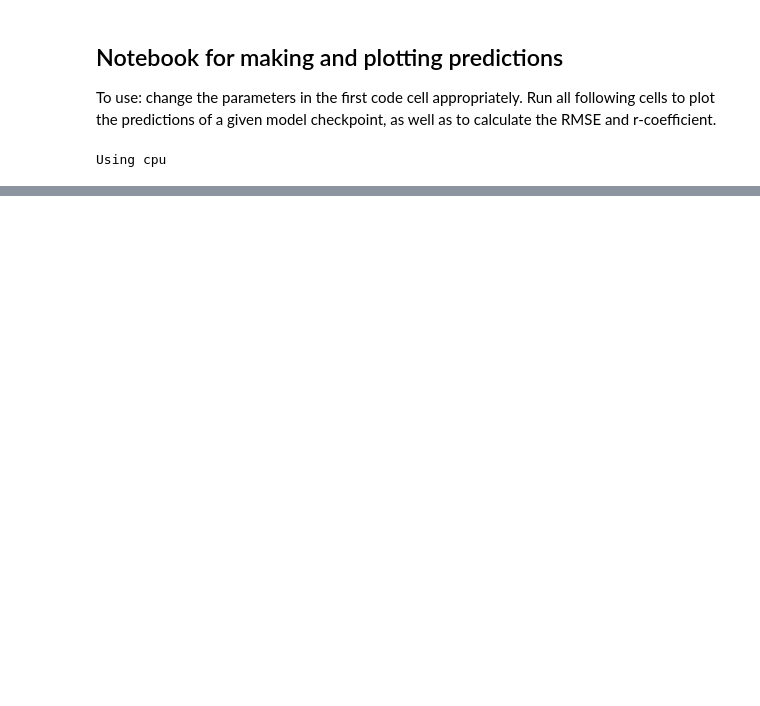
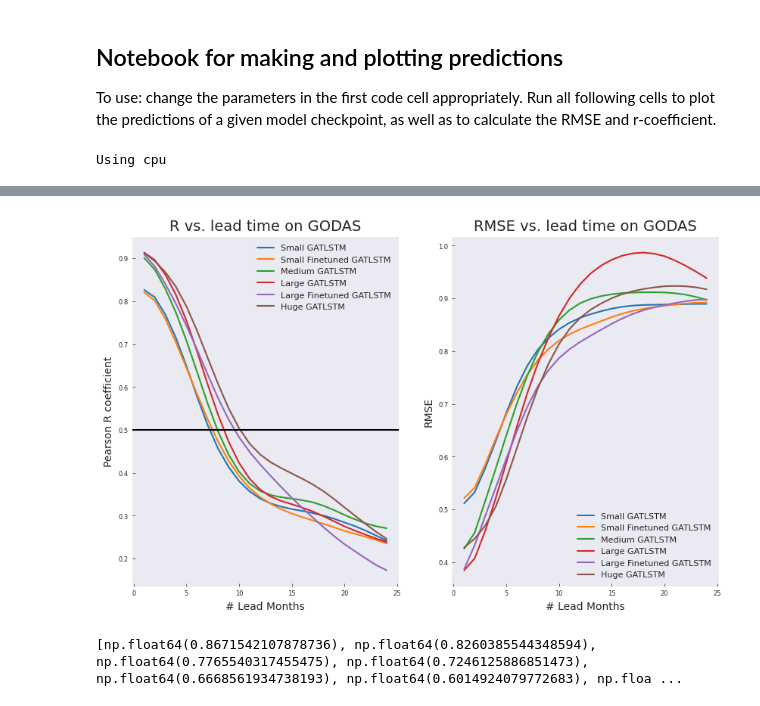
Before and after one commit to EthanZ0524/enso, a Jupyter notebook: predict_plot.ipynb, the cells around one changed output, grey strips where cells are left out. Saved outputs shown, nothing was run; the diff lists cells and outputs as text; code cells hidden in the pictures; blank space fills up the shorter version.

Commit message:
supports R and RMSE comparisons for different models

```diff
--- a/predict_plot.ipynb
+++ b/predict_plot.ipynb
@@ -26,14 +25,13 @@ from utils.data_utils import SODA, GODAS
 from torch_geometric.data import Batch
 # %%
-dataset = GODAS()
-num_graphs = len(godas)
+dataset = GODAS(adjacency_method='multimesh1')
+num_graphs = len(dataset)
 # loading label timeseries
 labels = xr.open_dataset(f'data/GODAS/raw/GODAS_regridded.nc', engine="netcdf4")['oni'].to_numpy()
 dates = pd.Series(xr.open_dataset(f'data/GODAS/raw/GODAS_regridded.nc', engine="netcdf4")['time'].to_numpy()).dt.strftime('%Y-%m').to_numpy()
 dates = dates[36:-1]
 # currently month 1 as first elem - we want month 37
 labels = labels[36:-1]
-num_graphs = len(godas)
 # %%
 if not os.path.exists(osp.join(experiment_path, f'{checkpoint_name}_GODAS_predictions.pt')):
     device = torch.device('cuda' if torch.cuda.is_available() and torch.cuda.current_device() != 0 else 'cpu')
@@ -93,0 +92,62 @@ plt.show()
+# %%
+plt.style.use('seaborn-v0_8-dark')
+cmap = cm.viridis
+
+fig, axs = plt.subplots(nrows=1, ncols=2, figsize=(10, 6))
+
+prediction_files = ['checkpoints/GATLSTM_newdata_small_20241209_124456/epoch=4-train_loss=0.67.ckpt_GODAS_predictions.pt',
+    'checkpoints/GATLSTM_newdata_small_20241209_124456_finetune/epoch=4-train_loss=0.56.ckpt_GODAS_predictions.pt',
+    'checkpoints/GATLSTM_newdata_medium_20241209_154802/epoch=9-train_loss=0.59.ckpt_GODAS_predictions.pt',
+    'checkpoints/GATLSTM_newdata_large_20241209_161418/epoch=5-train_loss=0.58.ckpt_GODAS_predictions.pt',
+    'checkpoints/GATLSTM_newdata_large_20241209_161418_finetune_10epochs_1e-5_20241209_233639/epoch=0-train_loss=0.53.ckpt_GODAS_predictions.pt',
+    'checkpoints/experiments/huge_gatlstm_epoch=3-train_loss=0.54.ckpt_GODAS_predictions.pt'
+    ]
+
+model_labels = ['Small GATLSTM',
+    'Small Finetuned GATLSTM',
+    'Medium GATLSTM',
+    'Large GATLSTM',
+    'Large Finetuned GATLSTM',
+    'Huge GATLSTM'
+    ]
+
+rs = []
+rmses = []
+for file in prediction_files:
+    p = torch.load(file)
+    p = p.reshape(p.size(0), -1)
+    temp_rs = []
+    temp_rmses = []
+    for lead in range(24):
+        lead_prediction = p[:, lead].numpy()
+        gt = labels[lead:lead+len(lead_prediction)]
+        rmse = np.sqrt(np.mean((gt - lead_prediction) ** 2))
+        temp_rmses.append(rmse)
+        r, _ = pearsonr(gt, lead_prediction)
+        temp_rs.append(r)
+    rs.append(temp_rs)
+    rmses.append(temp_rmses)
+
+for i, (model_rs, model_rmses) in enumerate(zip(rs, rmses)):
+    axs.flat[0].plot(np.arange(1, 25), model_rs, label=model_labels[i])
+    axs.flat[1].plot(np.arange(1, 25), model_rmses, label=model_labels[i])
+
+for ax in axs.flat:
+    ax.set_xlabel('# Lead Months', fontsize=10)
+    ax.tick_params(labelsize=6,direction='in',length=3,width=0.4,color='black')
+
+axs.flat[0].set_title(f'R vs. lead time on GODAS', fontsize=14)
+axs.flat[1].set_title(f'RMSE vs. lead time on GODAS', fontsize=14)
+axs.flat[0].set_ylabel('Pearson R coefficient', fontsize=10)
+axs.flat[1].set_ylabel('RMSE', fontsize=10)
+axs.flat[0].legend(loc='upper right', fontsize=8)
+axs.flat[1].legend(loc='lower right', fontsize=8)
+axs.flat[0].axhline(y=0.5, color='black')
+
+plt.show()
+# %% [output]
+[figure, added]
+# %%
+print(rs[3])
+# %% [output]
+[np.float64(0.8671542107878736), np.float64(0.8260385544348594), np.float64(0.7765540317455475), np.float64(0.7246125886851473), np.float64(0.6668561934738193), np.float64(0.6014924079772683), np.floa ...
```
Also changed, not shown: parts of 3 cells of this notebook.
